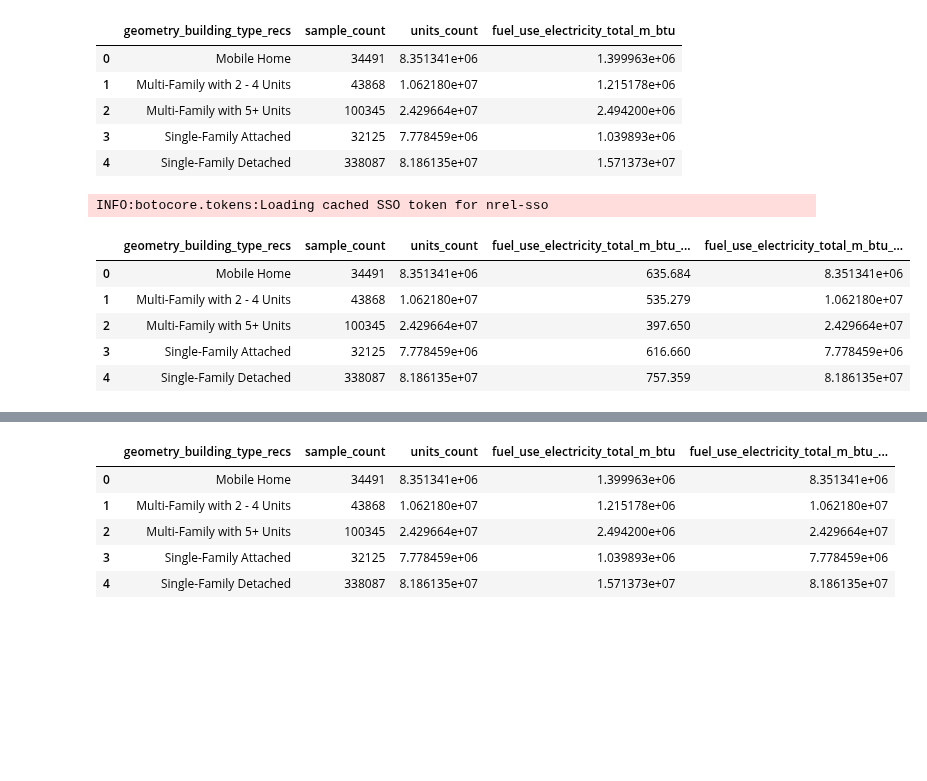
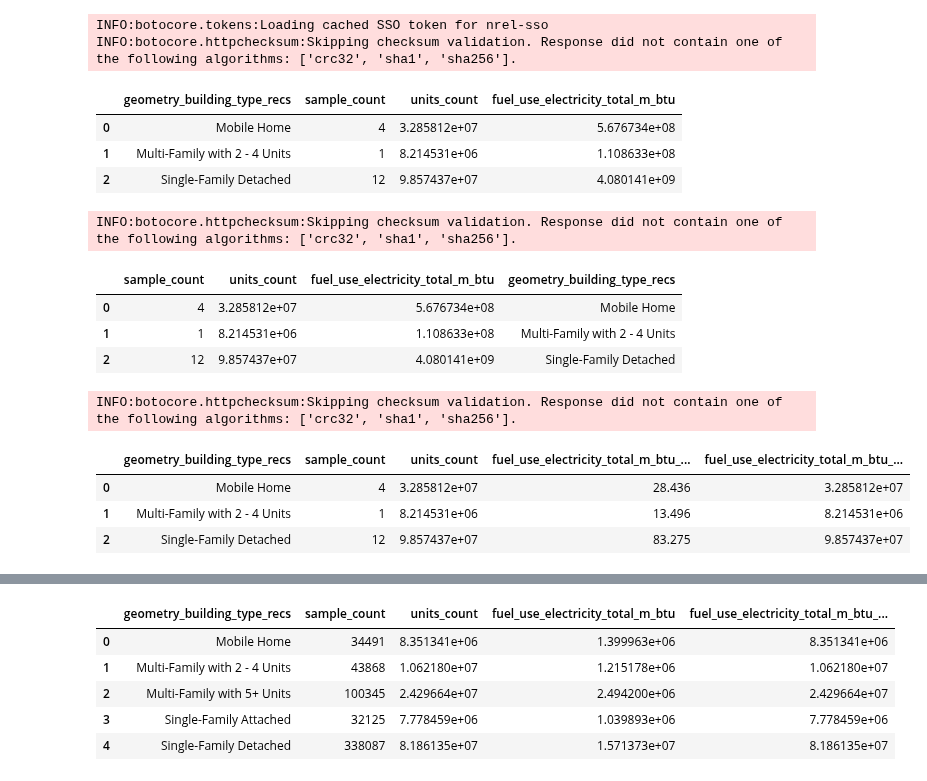
Before and after one commit to NREL/buildstock-query, a Jupyter notebook: example_usage/aggregates_and_savings.ipynb, the cells around one changed output, grey strips where cells are left out. Saved outputs shown, nothing was run; the diff lists cells and outputs as text; code cells hidden in the pictures; blank space fills up the shorter version.

Commit message:
Unified query interface

```diff
--- a/example_usage/aggregates_and_savings.ipynb
+++ b/example_usage/aggregates_and_savings.ipynb
@@ -33,0 +7,4 @@ All buildings are verified to have the same number of (35040) timeseries rows.
+# %%
+my_run = BuildStockQuery(
+    db_name="resstock_core", table_name="sdr_magic17", workgroup="rescore", buildstock_type="resstock"
+)
@@ -34,25 +36,35 @@ All buildings are verified to have the same number of (35040) timeseries rows.
 # %%
-baseline_agg = my_run.agg.aggregate_annual(enduses=['fuel_use_electricity_total_m_btu'],
-                                       group_by=['geometry_building_type_recs'])
+baseline_agg = my_run.agg.aggregate_annual(
+    enduses=["fuel_use_electricity_total_m_btu"], group_by=["geometry_building_type_recs"]
+)
 baseline_agg
 # %% [output]
+INFO:botocore.tokens:Loading cached SSO token for nrel-sso
+INFO:botocore.httpchecksum:Skipping checksum validation. Response did not contain one of the following algorithms: ['crc32', 'sha1', 'sha256'].
 |  | geometry_building_type_recs | sample_count | units_count | fuel_use_electricity_total_m_btu |
-| 0 | Mobile Home | 34491 | 8.351341e+06 | 1.399963e+06 |
-| 1 | Multi-Family with 2 - 4 Units | 43868 | 1.062180e+07 | 1.215178e+06 |
-| 2 | Multi-Family with 5+ Units | 100345 | 2.429664e+07 | 2.494200e+06 |
-| 3 | Single-Family Attached | 32125 | 7.778459e+06 | 1.039893e+06 |
-| 4 | Single-Family Detached | 338087 | 8.186135e+07 | 1.571373e+07 |
+| 0 | Mobile Home | 4 | 3.285812e+07 | 5.676734e+08 |
+| 1 | Multi-Family with 2 - 4 Units | 1 | 8.214531e+06 | 1.108633e+08 |
+| 2 | Single-Family Detached | 12 | 9.857437e+07 | 4.080141e+09 |
+# %%
+baseline_agg = my_run.agg.query(enduses=["fuel_use_electricity_total_m_btu"], group_by=["geometry_building_type_recs"])
+baseline_agg
+# %% [output]
+INFO:botocore.httpchecksum:Skipping checksum validation. Response did not contain one of the following algorithms: ['crc32', 'sha1', 'sha256'].
+|  | sample_count | units_count | fuel_use_electricity_total_m_btu | geometry_building_type_recs |
+| 0 | 4 | 3.285812e+07 | 5.676734e+08 | Mobile Home |
+| 1 | 1 | 8.214531e+06 | 1.108633e+08 | Multi-Family with 2 - 4 Units |
+| 2 | 12 | 9.857437e+07 | 4.080141e+09 | Single-Family Detached |
 # %%
-baseline_agg = my_run.agg.aggregate_annual(enduses=['fuel_use_electricity_total_m_btu'],
-                                       group_by=['geometry_building_type_recs'],
-                                       agg_func='max',
-                                       get_nonzero_count=True)
+baseline_agg = my_run.agg.aggregate_annual(
+    enduses=["fuel_use_electricity_total_m_btu"],
+    group_by=["geometry_building_type_recs"],
+    agg_func="max",
+    get_nonzero_count=True,
+)
 baseline_agg
 # %% [output]
-INFO:botocore.tokens:Loading cached SSO token for nrel-sso
+INFO:botocore.httpchecksum:Skipping checksum validation. Response did not contain one of the following algorithms: ['crc32', 'sha1', 'sha256'].
 |  | geometry_building_type_recs | sample_count | units_count | fuel_use_electricity_total_m_btu_... | fuel_use_electricity_total_m_btu_... |
-| 0 | Mobile Home | 34491 | 8.351341e+06 | 635.684 | 8.351341e+06 |
-| 1 | Multi-Family with 2 - 4 Units | 43868 | 1.062180e+07 | 535.279 | 1.062180e+07 |
-| 2 | Multi-Family with 5+ Units | 100345 | 2.429664e+07 | 397.650 | 2.429664e+07 |
-| 3 | Single-Family Attached | 32125 | 7.778459e+06 | 616.660 | 7.778459e+06 |
-| 4 | Single-Family Detached | 338087 | 8.186135e+07 | 757.359 | 8.186135e+07 |
+| 0 | Mobile Home | 4 | 3.285812e+07 | 28.436 | 3.285812e+07 |
+| 1 | Multi-Family with 2 - 4 Units | 1 | 8.214531e+06 | 13.496 | 8.214531e+06 |
+| 2 | Single-Family Detached | 12 | 9.857437e+07 | 83.275 | 9.857437e+07 |
```
Also changed, not shown: parts of 15 cells of this notebook, 12 other files.
